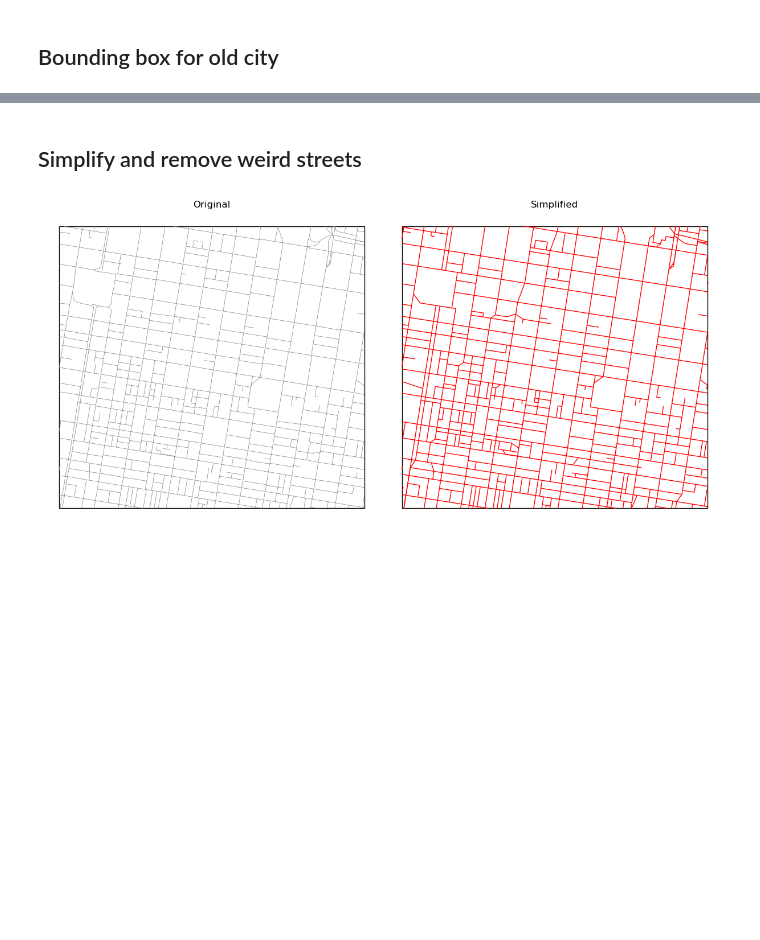
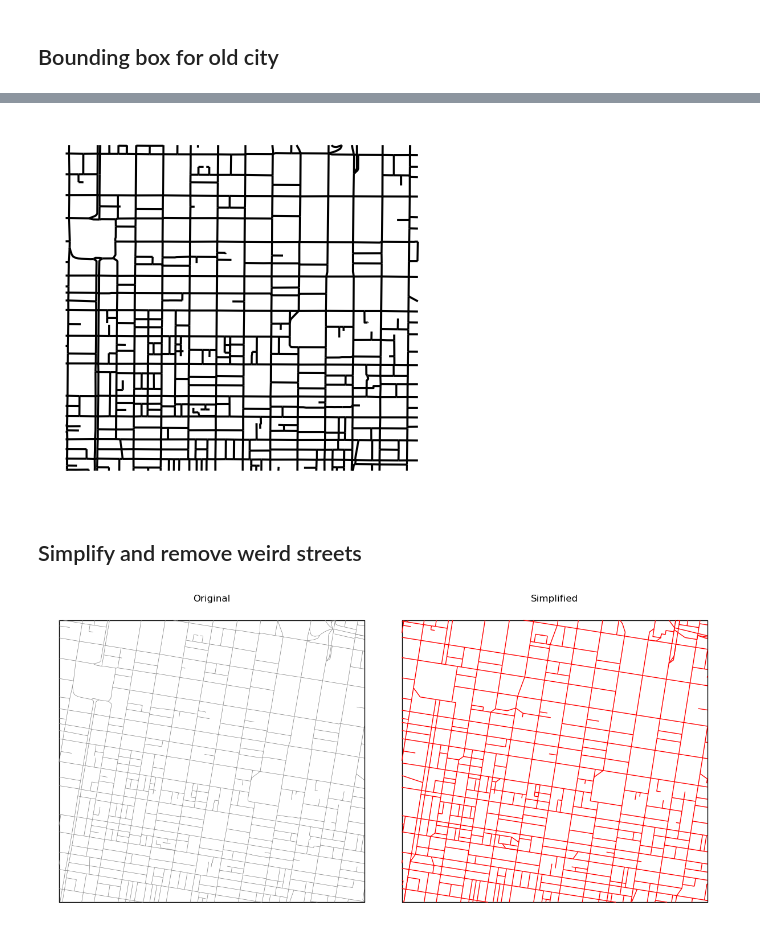
Before and after one commit to Watts-Lab/nomad, a Jupyter notebook: examples/research/virtual_philly.ipynb, the cells around one changed output, grey strips where cells are left out. Saved outputs shown, nothing was run; the diff lists cells and outputs as text; code cells hidden in the pictures; blank space fills up the shorter version.

```diff
--- a/examples/research/virtual_philly.ipynb
+++ b/examples/research/virtual_philly.ipynb
@@ -146,3 +162,17 @@ old_city = gpd.GeoSeries([bbox], crs="EPSG:4326").to_crs("EPSG:3857").iloc[0]
+# %%
+rot_streets = streets_granular.assign(geometry=streets_granular.geometry.rotate(9, origin=(x_mean, y_mean) ) )
+rot_streets = gpd.GeoDataFrame(rot_streets)
+# %%
+clipped_streets = gpd.clip(rot_streets, old_city)
+
+fig, ax = plt.subplots(figsize=(5,5))
+ax.set_axis_off()
+
+clipped_streets.plot(ax=ax,edgecolor="black")
+
+plt.show()
+# %% [output]
+[figure, added]
 # %% [markdown]
 ## Simplify and remove weird streets
 # %%
```
Also changed, not shown: parts of 12 cells of this notebook, 14 other files.
